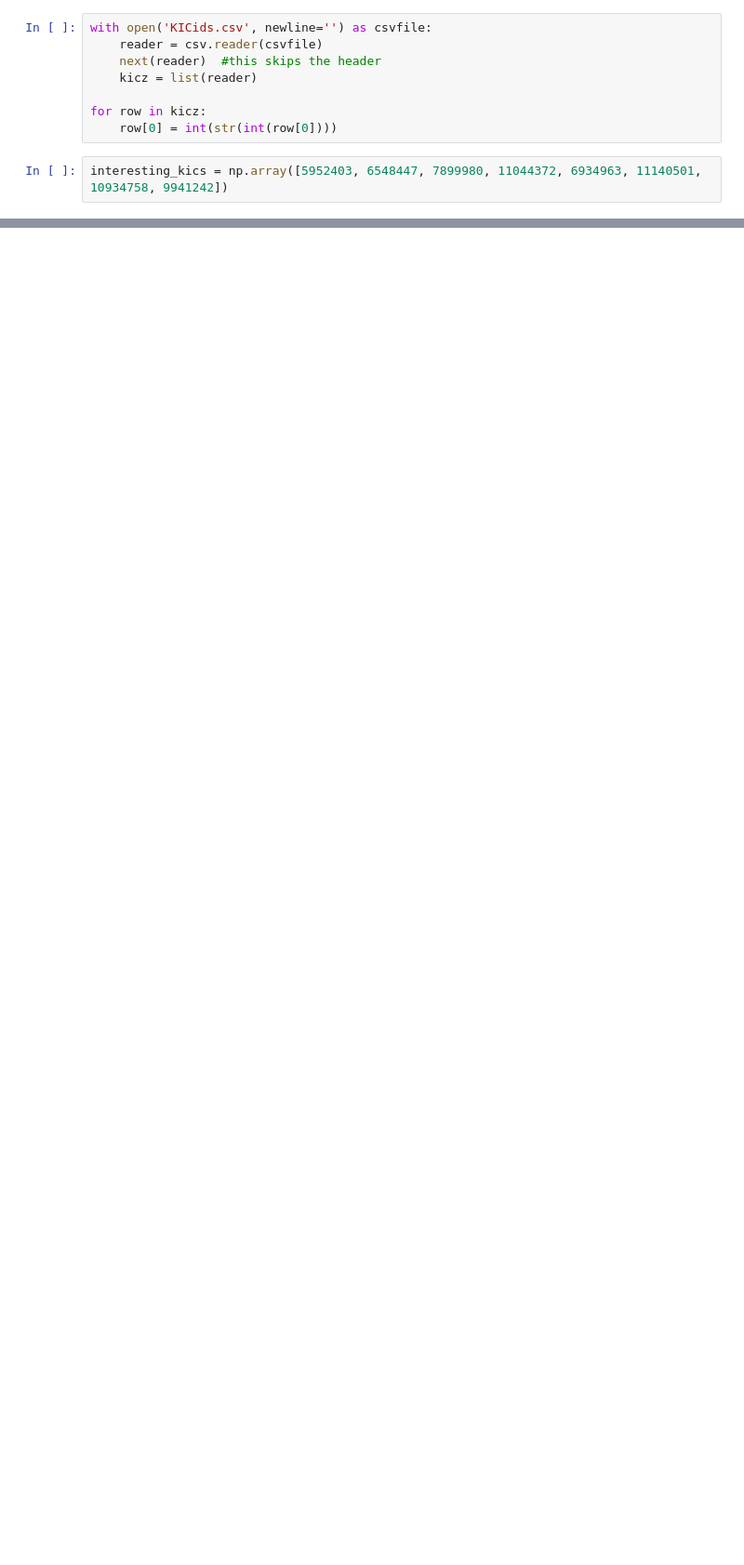
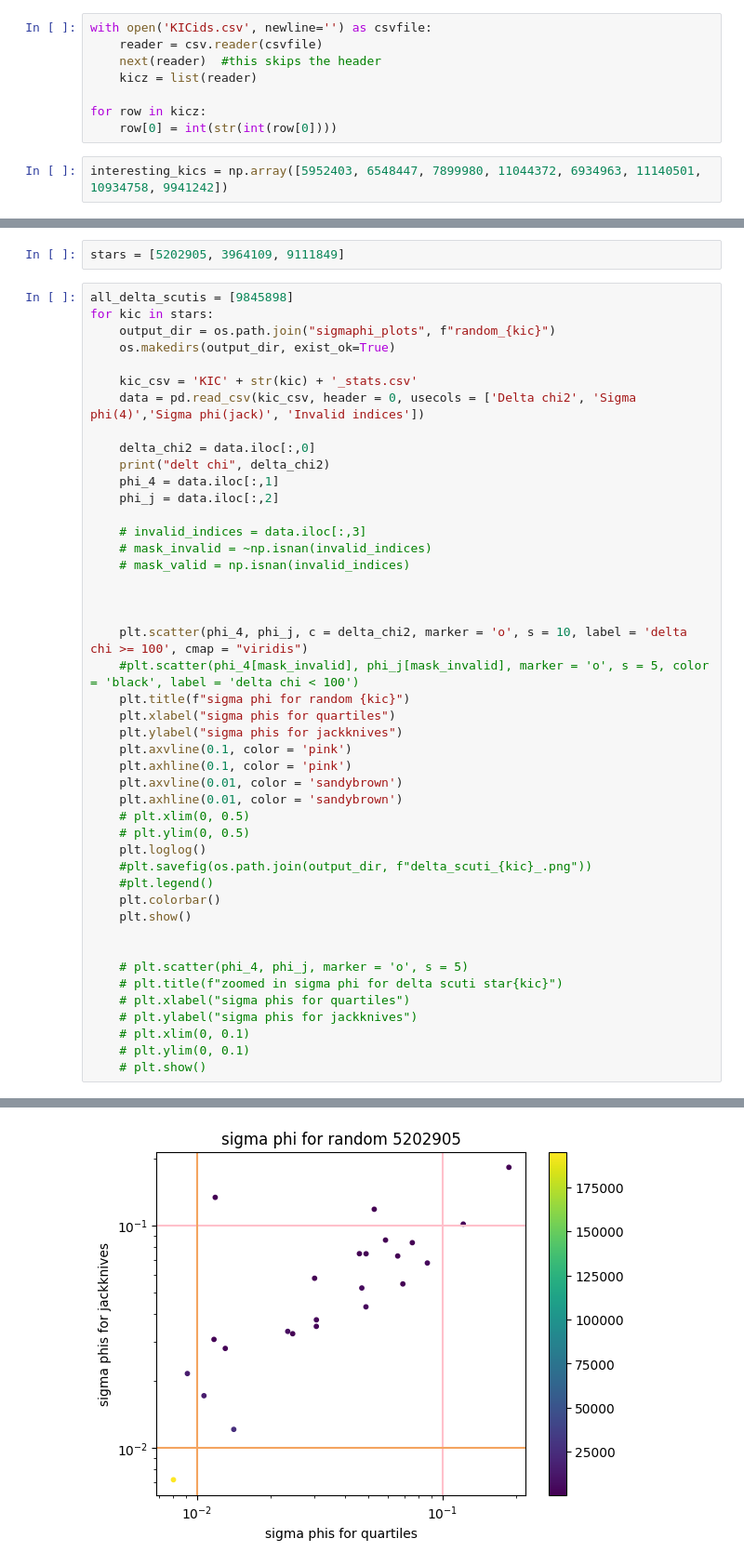
Before and after one commit to nanamiller/hogg_project, a Jupyter notebook: oscillator_catalog/delta_chi2_gone.ipynb, the cells around one changed output, grey strips where cells are left out. Shown: that part at 93% size. Saved outputs shown, nothing was run; the diff lists cells and outputs as text; blank space fills up the shorter version.

```diff
--- a/oscillator_catalog/delta_chi2_gone.ipynb
+++ b/oscillator_catalog/delta_chi2_gone.ipynb
@@ -44,0 +162,48 @@ print(median_filter)
+# %%
+stars = [5202905, 3964109, 9111849]
+# %%
+all_delta_scutis = [9845898]
+for kic in stars:
+    output_dir = os.path.join("sigmaphi_plots", f"random_{kic}")
+    os.makedirs(output_dir, exist_ok=True)
+
+    kic_csv = 'KIC' + str(kic) + '_stats.csv'
+    data = pd.read_csv(kic_csv, header = 0, usecols = ['Delta chi2', 'Sigma phi(4)','Sigma phi(jack)', 'Invalid indices'])
+
+    delta_chi2 = data.iloc[:,0]
+    print("delt chi", delta_chi2)
+    phi_4 = data.iloc[:,1]
+    phi_j = data.iloc[:,2]
+
+    # invalid_indices = data.iloc[:,3]
+    # mask_invalid = ~np.isnan(invalid_indices)
+    # mask_valid = np.isnan(invalid_indices)
+
+
+
+    plt.scatter(phi_4, phi_j, c = delta_chi2, marker = 'o', s = 10, label = 'delta chi >= 100', cmap = "viridis")
+    #plt.scatter(phi_4[mask_invalid], phi_j[mask_invalid], marker = 'o', s = 5, color = 'black', label = 'delta chi < 100')
+    plt.title(f"sigma phi for random {kic}")
+    plt.xlabel("sigma phis for quartiles")
+    plt.ylabel("sigma phis for jackknives")
+    plt.axvline(0.1, color = 'pink')
+    plt.axhline(0.1, color = 'pink')
+    plt.axvline(0.01, color = 'sandybrown')
+    plt.axhline(0.01, color = 'sandybrown')
+    # plt.xlim(0, 0.5)
+    # plt.ylim(0, 0.5)
+    plt.loglog()
+    #plt.savefig(os.path.join(output_dir, f"delta_scuti_{kic}_.png"))
+    #plt.legend()
+    plt.colorbar()
+    plt.show()
+
+
+    # plt.scatter(phi_4, phi_j, marker = 'o', s = 5)
+    # plt.title(f"zoomed in sigma phi for delta scuti star{kic}")
+    # plt.xlabel("sigma phis for quartiles")
+    # plt.ylabel("sigma phis for jackknives")
+    # plt.xlim(0, 0.1)
+    # plt.ylim(0, 0.1)
+    # plt.show()
+# %% [output]
@@ -44,0 +227 @@ print(median_filter)
+[figure, added]
```
Also changed, not shown: parts of 8 cells of this notebook, 1 other file.
